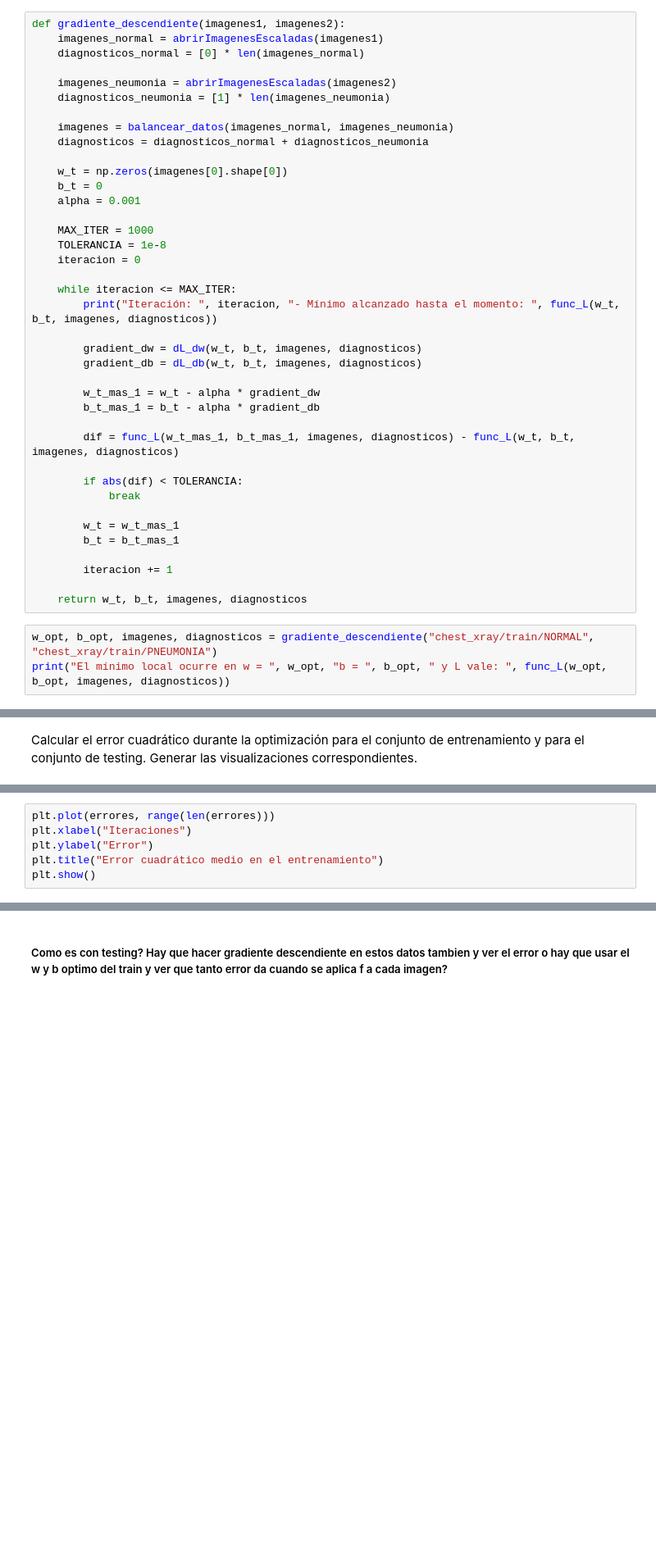
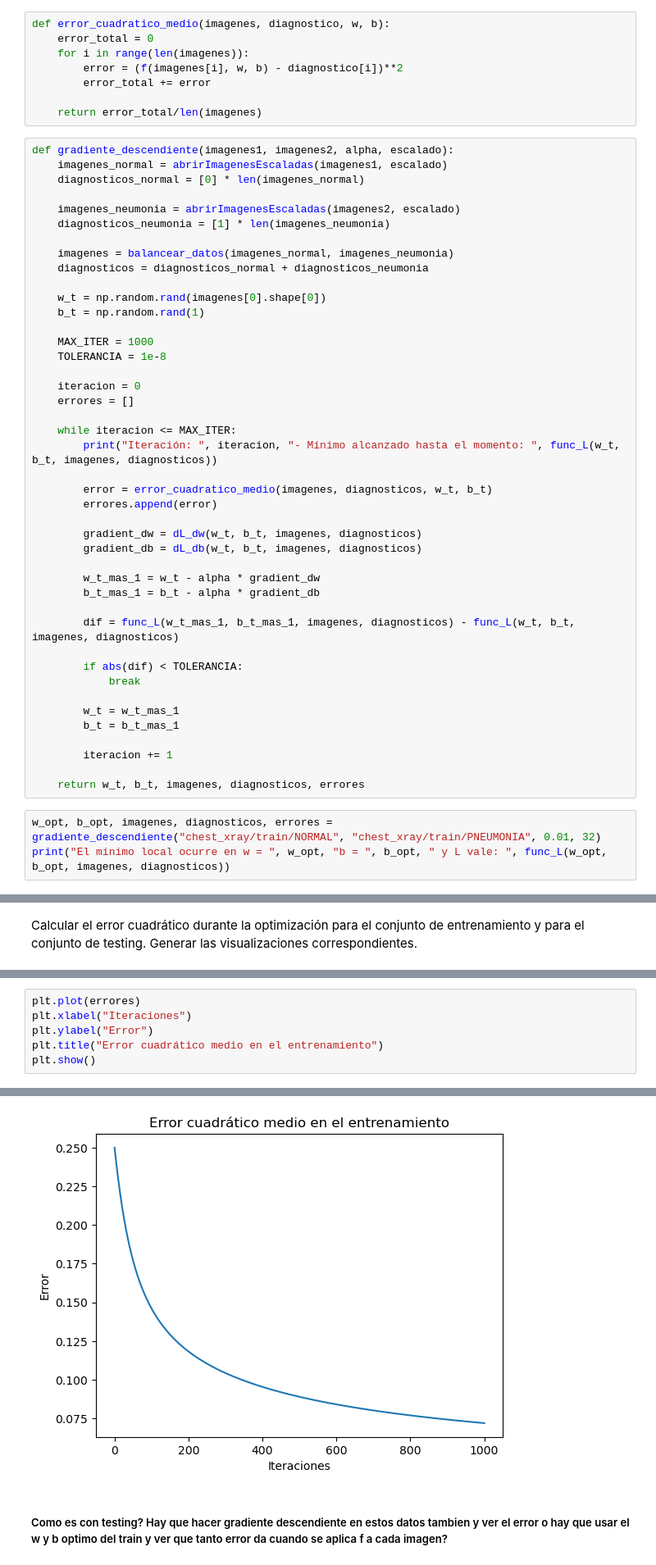
Before and after one commit to catadolhare/tp2_metodos_cauzzo_dolhare, a Jupyter notebook: DescXGrad definitivo.ipynb, the cells around one changed output, grey strips where cells are left out. Shown: that part at 82% size. Drawn from its saved outputs; the diff is of its cells as text; blank space fills up the shorter version.

```diff
--- a/DescXGrad definitivo.ipynb
+++ b/DescXGrad definitivo.ipynb
@@ -78,27 +77,39 @@ def func_L(w, b, imagenes, diagnosticos):
 # %% [markdown]
 Implementar el método de descenso por gradiente y optimizar los parámetros de la función f para
 el conjunto de datos de entrenamiento
+# %%
+def error_cuadratico_medio(imagenes, diagnostico, w, b):
+    error_total = 0
+    for i in range(len(imagenes)):
+        error = (f(imagenes[i], w, b) - diagnostico[i])**2
+        error_total += error
+
+    return error_total/len(imagenes)
 # %%
-def gradiente_descendiente(imagenes1, imagenes2):
-    imagenes_normal = abrirImagenesEscaladas(imagenes1)
+def gradiente_descendiente(imagenes1, imagenes2, alpha, escalado):
+    imagenes_normal = abrirImagenesEscaladas(imagenes1, escalado)
     diagnosticos_normal = [0] * len(imagenes_normal)
 
-    imagenes_neumonia = abrirImagenesEscaladas(imagenes2)
+    imagenes_neumonia = abrirImagenesEscaladas(imagenes2, escalado)
     diagnosticos_neumonia = [1] * len(imagenes_neumonia)
 
     imagenes = balancear_datos(imagenes_normal, imagenes_neumonia)
     diagnosticos = diagnosticos_normal + diagnosticos_neumonia
 
-    w_t = np.zeros(imagenes[0].shape[0])
-    b_t = 0
-    alpha = 0.001
+    w_t = np.random.rand(imagenes[0].shape[0])
+    b_t = np.random.rand(1)
 
     MAX_ITER = 1000
     TOLERANCIA = 1e-8
+
     iteracion = 0
+    errores = []
 
     while iteracion <= MAX_ITER:
         print("Iteración: ", iteracion, "- Mínimo alcanzado hasta el momento: ", func_L(w_t, b_t, imagenes, diagnosticos))
+
+        error = error_cuadratico_medio(imagenes, diagnosticos, w_t, b_t)
+        errores.append(error)
 
         gradient_dw = dL_dw(w_t, b_t, imagenes, diagnosticos)
         gradient_db = dL_db(w_t, b_t, imagenes, diagnosticos)
@@ -116,8 +127,8 @@ def gradiente_descendiente(imagenes1, imagenes2):
 
         iteracion += 1
 
-    return w_t, b_t, imagenes, diagnosticos
+    return w_t, b_t, imagenes, diagnosticos, errores
 # %%
-w_opt, b_opt, imagenes, diagnosticos = gradiente_descendiente("chest_xray/train/NORMAL", "chest_xray/train/PNEUMONIA")
+w_opt, b_opt, imagenes, diagnosticos, errores = gradiente_descendiente("chest_xray/train/NORMAL", "chest_xray/train/PNEUMONIA", 0.01, 32)
 print("El mínimo local ocurre en w = ", w_opt, "b = ", b_opt, " y L vale: ", func_L(w_opt, b_opt, imagenes, diagnosticos))
 # %% [output]
@@ -156,5 +148,5 @@ Generamos un grafico para ver como varia el error a medida que avanzan las itera
 # %%
-plt.plot(errores, range(len(errores)))
+plt.plot(errores)
 plt.xlabel("Iteraciones")
 plt.ylabel("Error")
 plt.title("Error cuadrático medio en el entrenamiento")
@@ -164,3 +155,4 @@ NameError: name 'errores' is not defined
+[figure, added]
 # %% [markdown]
 ##### Como es con testing? Hay que hacer gradiente descendiente en estos datos tambien y ver el error o hay que usar el w y b optimo del train y ver que tanto error da cuando se aplica f a cada imagen?
 # %% [markdown]
```
Also changed, not shown: parts of 8 cells of this notebook.
